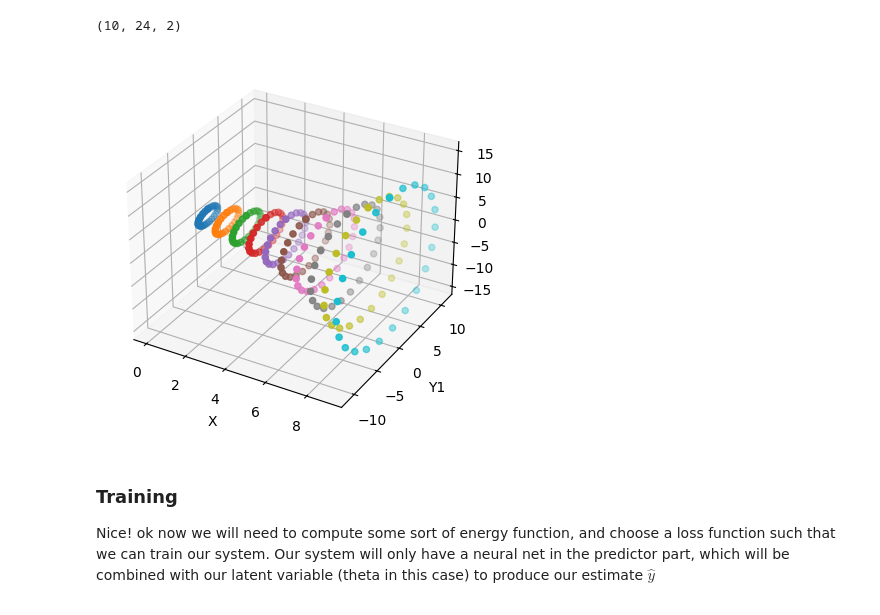
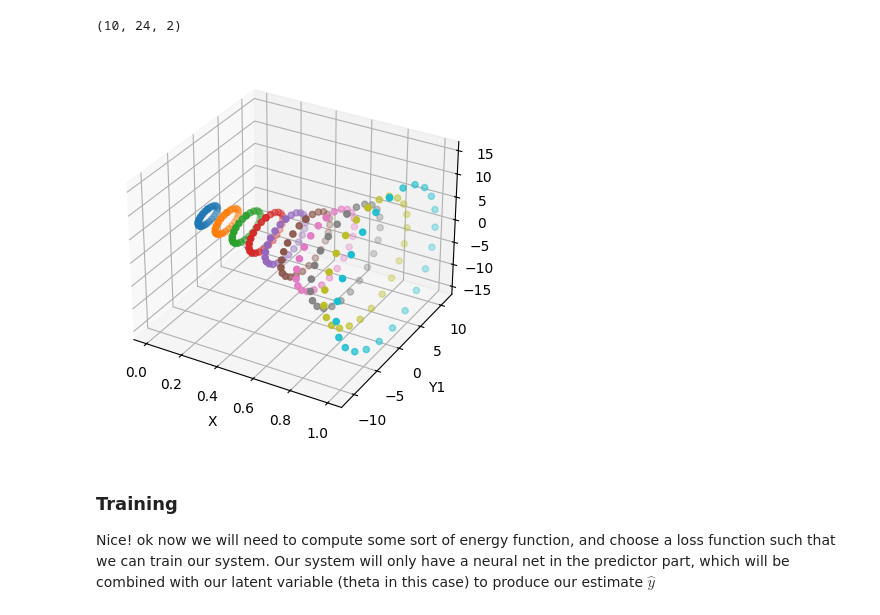
Before and after one commit to ncorriveau/math_helpers, a Jupyter notebook: ebm.ipynb, the cells around one changed output. Cells and saved outputs as stored; diff of their text form; code cells hidden in the pictures.

```diff
--- a/ebm.ipynb
+++ b/ebm.ipynb
@@ -38,23 +39,23 @@ y.shape
 # %% [output]
 (10, 24, 2)
 # %%
-def plot_mainfold(y):
+def plot_mainfold(x, y):
     fig = plt.figure()
     ax = fig.add_subplot(111, projection='3d')
     n = y.shape[0]
 
     for i in range(n):
-        ax.scatter(np.full((y.shape[1],), i), y[i, :, 0], y[i, :, 1])
+        ax.scatter(np.full((y.shape[1],), x[i]), y[i, :, 0], y[i, :, 1])
 
     # Set labels
     ax.set_xlabel('X')
     ax.set_ylabel('Y1')
     ax.set_zlabel('Y2')
     plt.show()
 
-plot_mainfold(y)
+plot_mainfold(x, y)
 # %% [output]
-[figure, old version]
+[figure, new version]
 # %% [markdown]
 ### Training ###
 Nice! ok now we will need to compute some sort of energy function, and choose a loss function
```
Also changed, not shown: parts of 11 cells of this notebook.
